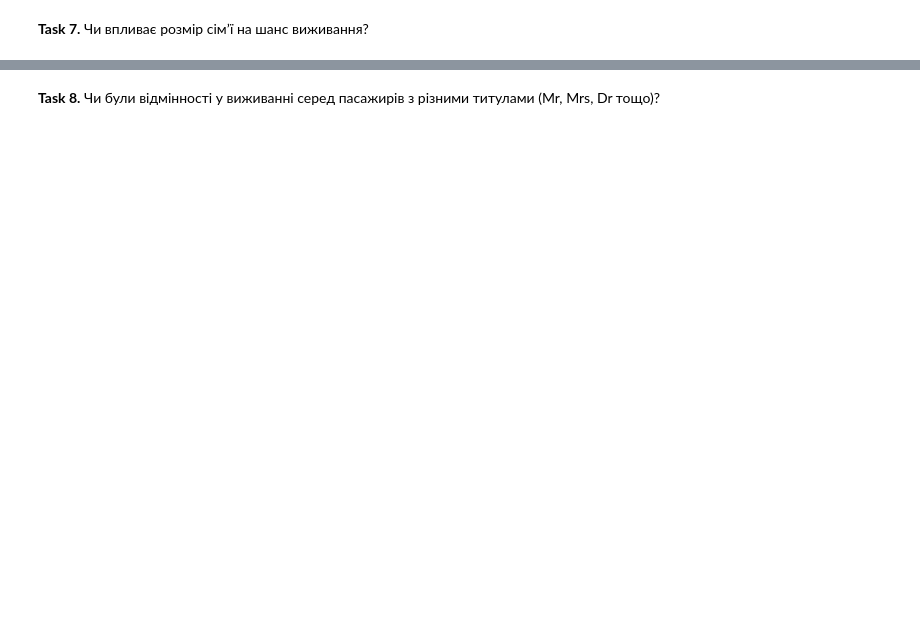
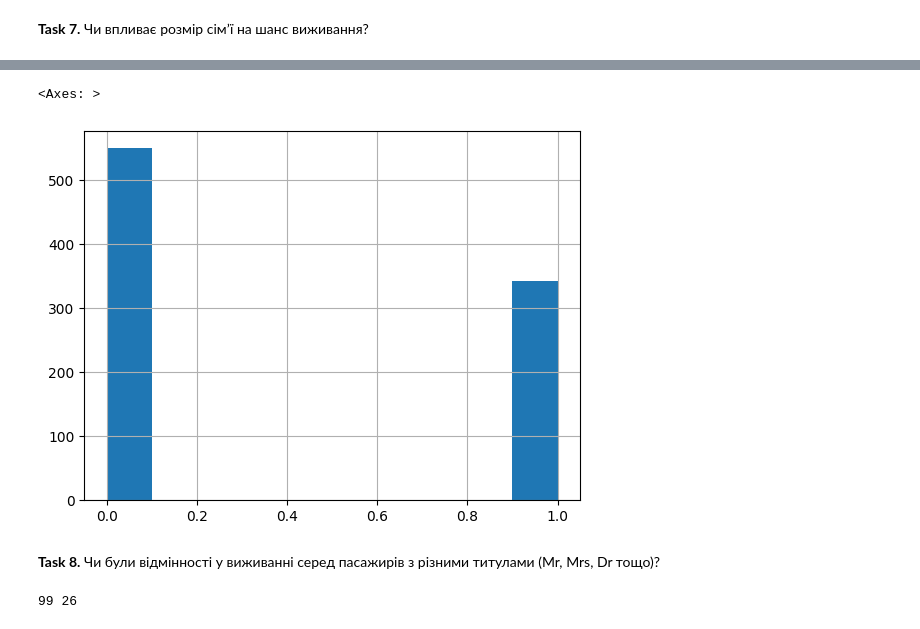
Before and after one commit to cpython-projects/python_da_06_11_25, a Jupyter notebook: lesson_12_hw.ipynb, the cells around one changed output, grey strips where cells are left out. Saved outputs shown, nothing was run; the diff lists cells and outputs as text; code cells hidden in the pictures; blank space fills up the shorter version.

```diff
--- a/lesson_12_hw.ipynb
+++ b/lesson_12_hw.ipynb
@@ -4,0 +7,3 @@
+# %%
+df = pd.read_csv('https://raw.githubusercontent.com/datasciencedojo/datasets/master/titanic.csv')
+df.head()
@@ -5,3 +17,6 @@
 # %% [markdown]
 **Task 2.** Залиште тільки необхідні стовпці:
 `'PassengerId', 'Name', 'Age', 'Sex', 'Survived', 'SibSp', 'Parch', 'Fare', 'Pclass', 'Embarked'`
+# %%
+df_new = df[['PassengerId', 'Name', 'Age', 'Sex', 'Survived', 'SibSp', 'Parch', 'Fare', 'Pclass', 'Embarked']]
+df_new.head()
@@ -14,3 +67,7 @@
 **Task 4.**
 * Додайте стовпець `IsAlone`, у якому буде `True`, якщо пасажир подорожував один (`FamilySize == 1`), інакше `False`
 * Перейменуйте стовпець `Sex` на `Gender`
+# %%
+df_new['FamilySize'] = df_new['SibSp'] + df_new['Parch'] + 1
+df_new['IsAlone'] = df_new['FamilySize'] == 1
+df_new.head()
@@ -24,3 +113,6 @@
 * Відсортуйте пасажирів за вартістю квитка у спадному порядку
 * Виведіть 10 наймолодших пасажирів, які вижили
 * Відсортуйте спочатку за `Pclass`, а потім за `Age` у зростаючому порядку
+# %%
+df_new = df_new.sort_values(by='Fare', ascending=False)
+df_new.head()
@@ -30,3 +176,15 @@
+# %%
+df_new.Survived.hist()
+# %% [output]
+<Axes: >
+[figure, added]
 # %% [markdown]
 **Task 8.**
 Чи були відмінності у виживанні серед пасажирів з різними титулами (Mr, Mrs, Dr тощо)?
+# %%
+df_mrs_1 = df_new[(df_new.Name.str.lower().str.contains('mrs. ')) & (df_new.Survived == 1)]
+df_mrs_0 = df_new[(df_new.Name.str.lower().str.contains('mrs. ')) & (df_new.Survived == 0)]
+
+print(len(df_mrs_1), len(df_mrs_0))
+# %% [output]
+99 26
```
Also changed, not shown: parts of 16 cells of this notebook.
